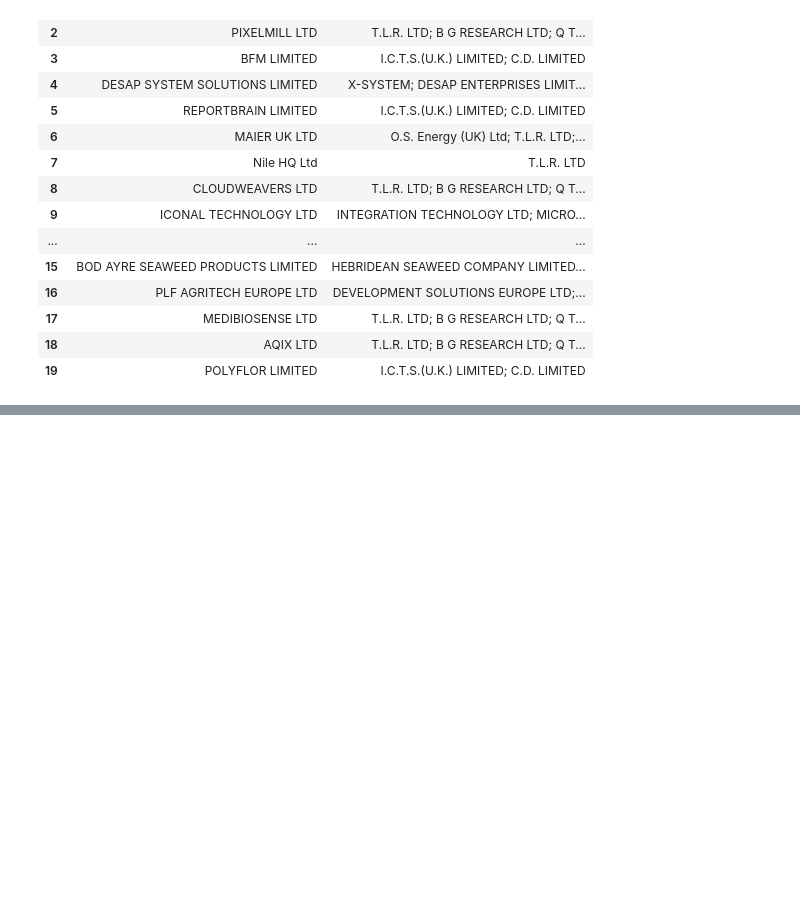
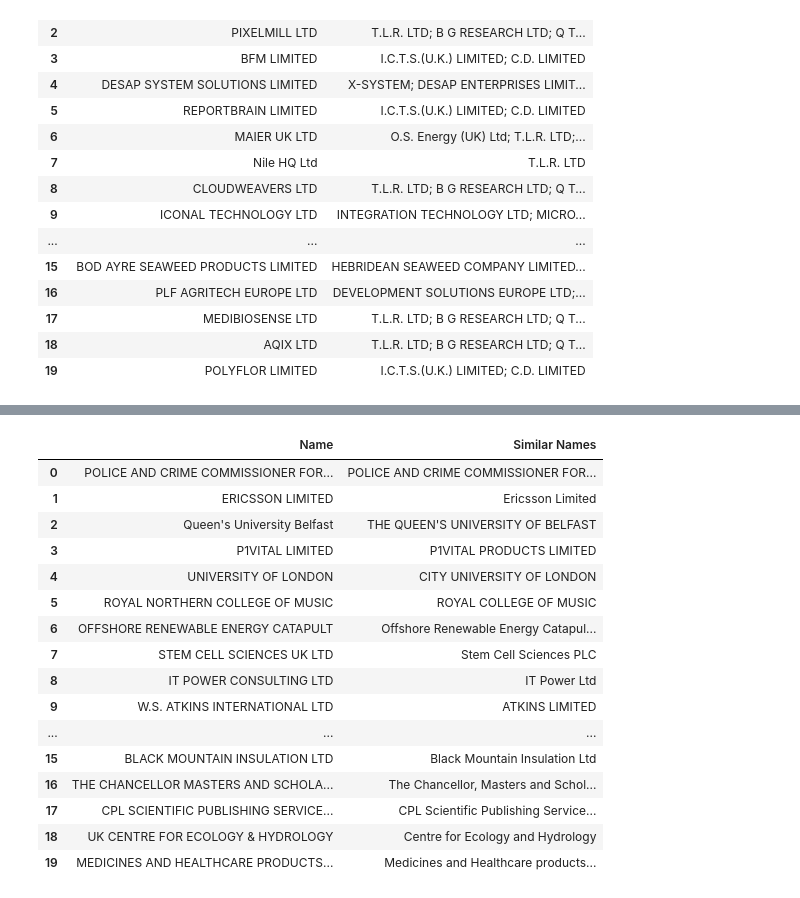
Before and after one commit to hpfield/OrgSync, a Jupyter notebook: eda/fuzzy_match.ipynb, the cells around one changed output, grey strips where cells are left out. Saved outputs shown, nothing was run; the diff lists cells and outputs as text; code cells hidden in the pictures; blank space fills up the shorter version.

```diff
--- a/eda/fuzzy_match.ipynb
+++ b/eda/fuzzy_match.ipynb
@@ -153,0 +138,69 @@ grouped_names_df.to_csv('tmp/uk_names_grouped.csv', index=False)
+# %%
+import json
+import pandas as pd
+from sklearn.feature_extraction.text import TfidfVectorizer
+from sklearn.neighbors import NearestNeighbors
+from collections import defaultdict
+
+# Load the UK names data
+with open('../data/raw/uk_data.json', 'r') as file:
+    uk_data = json.load(file)
+
+# Combine the name, short_name, and standardized_name fields
+def combine_names(entry):
+    return ' '.join(filter(None, [entry.get('name', ''), entry.get('short_name', ''), entry.get('standardized_name', '')]))
+
+# Create a list of combined names
+combined_names = [combine_names(entry) for entry in uk_data]
+
+# Remove exact duplicates to keep only unique combined names
+unique_combined_names = list(set(combined_names))
+
+# Vectorize the unique combined names using TF-IDF
+vectorizer = TfidfVectorizer().fit(unique_combined_names)
+name_vectors = vectorizer.transform(unique_combined_names)
+
+# Use Nearest Neighbors to find similar names
+nbrs = NearestNeighbors(n_neighbors=10, metric='cosine', algorithm='brute').fit(name_vectors)
+distances, indices = nbrs.kneighbors(name_vectors)
+
+# Group similar names
+threshold = 0.2  # Cosine similarity threshold (0 to 1, lower means more similar)
+grouped_names = defaultdict(list)
+used_names = set()
+
+for i, name in enumerate(unique_combined_names):
+    if name in used_names:
+        continue
+
+    # Get similar names based on the cosine similarity
+    similar_names = [unique_combined_names[idx] for j, idx in enumerate(indices[i]) if distances[i][j] <= threshold and idx != i]
+
+    if similar_names:  # Only consider if there are matches
+        # Add to the group and mark as used
+        grouped_names[name].extend(similar_names)
+        used_names.add(name)
+        used_names.update(similar_names)
+
+# Convert the grouped names into a DataFrame for easier viewing
+grouped_names_df = pd.DataFrame({
+    'Name': grouped_names.keys(),
+    'Similar Names': ['; '.join(names) for names in grouped_names.values()]
+})
+
+# Filter to show only items with matches
+grouped_names_df = grouped_names_df[grouped_names_df['Similar Names'].str.len() > 0]
+
+# Output statistics
+total_unique_names = len(unique_combined_names)
+total_matched_names = len(grouped_names_df)
+total_matches = grouped_names_df['Similar Names'].apply(lambda x: len(x.split('; '))).sum()
+
+print(f"Total unique combined names: {total_unique_names}")
+print(f"Total unique combined names with matches: {total_matched_names}")
+print(f"Total number of matches found: {total_matches}")
+print(f"Percentage of unique combined names with matches: {total_matched_names / total_unique_names * 100:.2f}%")
+
+# Display the first few groups with matches
+grouped_names_df.head(20)
+# %% [output]
@@ -153,0 +211,17 @@ grouped_names_df.to_csv('tmp/uk_names_grouped.csv', index=False)
+|  | Name | Similar Names |
+| 0 | POLICE AND CRIME COMMISSIONER FOR... | POLICE AND CRIME COMMISSIONER FOR... |
+| 1 | ERICSSON LIMITED | Ericsson Limited |
+| 2 | Queen's University Belfast | THE QUEEN'S UNIVERSITY OF BELFAST |
+| 3 | P1VITAL LIMITED | P1VITAL PRODUCTS LIMITED |
+| 4 | UNIVERSITY OF LONDON | CITY UNIVERSITY OF LONDON |
+| 5 | ROYAL NORTHERN COLLEGE OF MUSIC | ROYAL COLLEGE OF MUSIC |
+| 6 | OFFSHORE RENEWABLE ENERGY CATAPULT | Offshore Renewable Energy Catapul... |
+| 7 | STEM CELL SCIENCES UK LTD | Stem Cell Sciences PLC |
+| 8 | IT POWER CONSULTING LTD | IT Power Ltd |
+| 9 | W.S. ATKINS INTERNATIONAL LTD | ATKINS LIMITED |
+| ... | ... | ... |
+| 15 | BLACK MOUNTAIN INSULATION LTD | Black Mountain Insulation Ltd |
+| 16 | THE CHANCELLOR MASTERS AND SCHOLA... | The Chancellor, Masters and Schol... |
+| 17 | CPL SCIENTIFIC PUBLISHING SERVICE... | CPL Scientific Publishing Service... |
+| 18 | UK CENTRE FOR ECOLOGY & HYDROLOGY | Centre for Ecology and Hydrology |
+| 19 | MEDICINES AND HEALTHCARE PRODUCTS... | Medicines and Healthcare products... |
```
Also changed, not shown: parts of 5 cells of this notebook, 4 other files.
